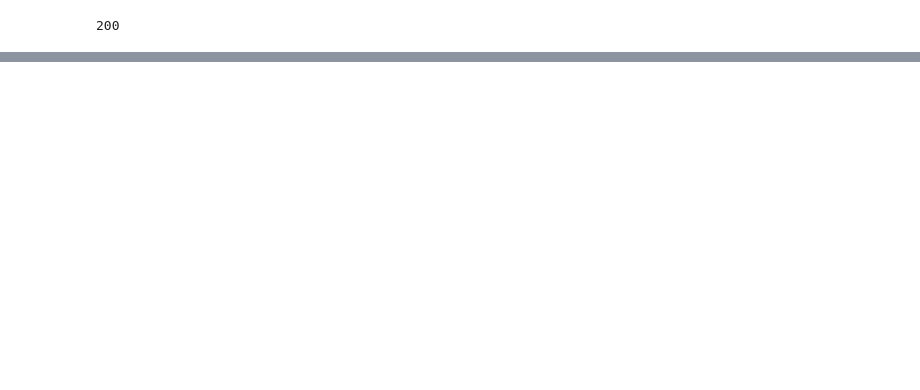
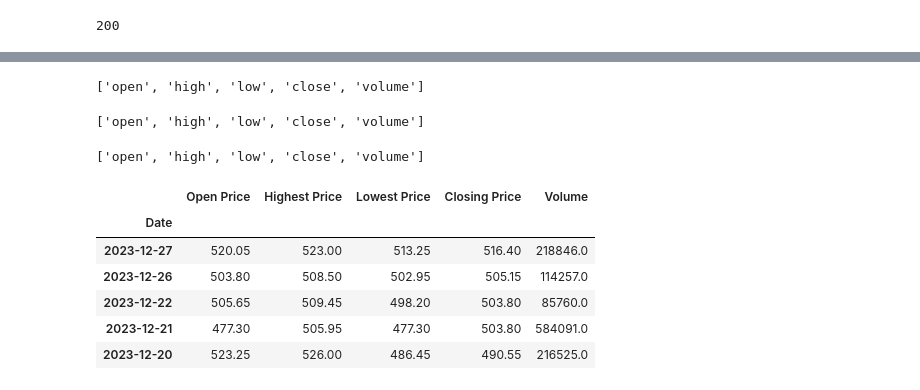
Before and after one commit to OlawoyeTaofeek/StockVolatilityPrediction, a Jupyter notebook: stockvolatility/main.ipynb, the cells around one changed output, grey strips where cells are left out. Cells and saved outputs as stored; diff of their text form; code cells hidden in the pictures; blank space fills up the shorter version.

```diff
--- a/stockvolatility/main.ipynb
+++ b/stockvolatility/main.ipynb
@@ -161,0 +247,30 @@ response.status_code
+# %%
+[col[1] for col in (col for col in df_ambuja.columns.str.split(" "))]
+# %% [output]
+['open', 'high', 'low', 'close', 'volume']
+# %%
+[col[3:] for col in df_ambuja.columns]
+# %% [output]
+['open', 'high', 'low', 'close', 'volume']
+# %%
+[col.split(" ")[1] for col in df_ambuja.columns]
+# %% [output]
+['open', 'high', 'low', 'close', 'volume']
+# %%
+# Name the columns like this excatly the same way by removing the number and . in front of the name
+df_ambuja.columns = [col[1] for col in (col for col in df_ambuja.columns.str.split(" "))]
+# %%
+# Or Renaming the columns for better understanding
+df_ambuja.rename(columns={"1. open": "Open Price", "2. high":"Highest Price",
+                    "3. low": "Lowest Price", "4. close": "Closing Price",
+                    "5. volume": "Volume"}, inplace=True)
+# %%
+df_ambuja.head()
+# %% [output]
+|  | Open Price | Highest Price | Lowest Price | Closing Price | Volume |
+| Date |  |  |  |  |  |
+| 2023-12-27 | 520.05 | 523.00 | 513.25 | 516.40 | 218846.0 |
+| 2023-12-26 | 503.80 | 508.50 | 502.95 | 505.15 | 114257.0 |
+| 2023-12-22 | 505.65 | 509.45 | 498.20 | 503.80 | 85760.0 |
+| 2023-12-21 | 477.30 | 505.95 | 477.30 | 503.80 | 584091.0 |
+| 2023-12-20 | 523.25 | 526.00 | 486.45 | 490.55 | 216525.0 |
```
Also changed, not shown: parts of 17 cells of this notebook, 1 other file.
